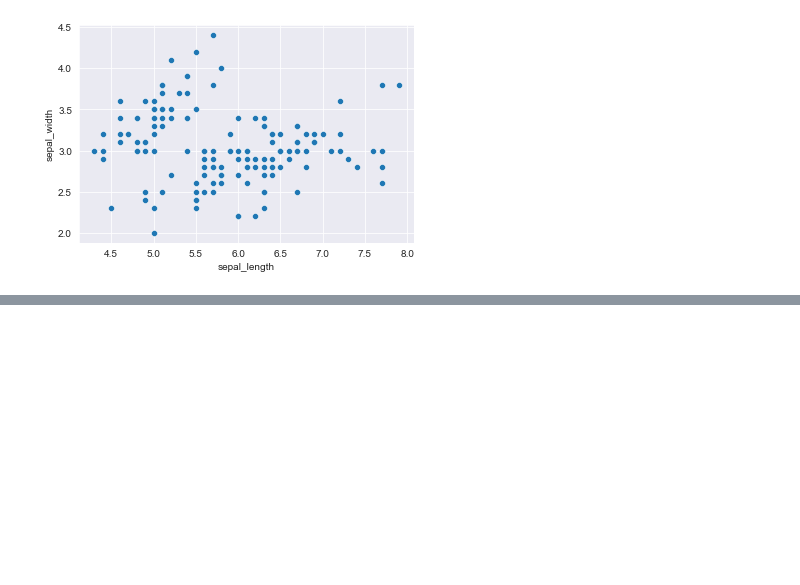
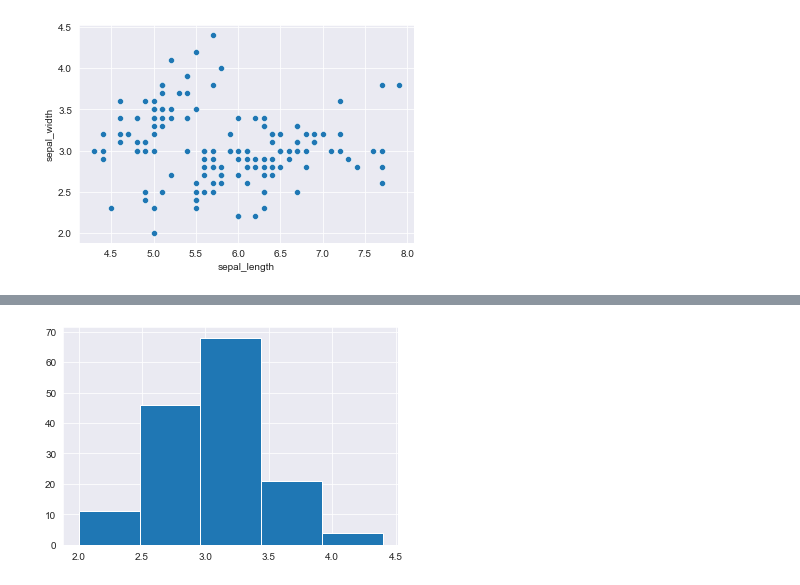
Before and after one commit to mekken2/EDA-Squad, a Jupyter notebook: Jovian_matplot_sns/Jovian_matplotlib_sns.ipynb, the cells around one changed output, grey strips where cells are left out. Saved outputs shown, nothing was run; the diff lists cells and outputs as text; code cells hidden in the pictures; blank space fills up the shorter version.

```diff
--- a/Jovian_matplot_sns/Jovian_matplotlib_sns.ipynb
+++ b/Jovian_matplot_sns/Jovian_matplotlib_sns.ipynb
@@ -150,0 +187,4 @@ sns.scatterplot('sepal_length','sepal_width',hue='species',s=100,data=flowers_df
+# %%
+plt.hist(flowers_df.sepal_width,bins=5);
+# %% [output]
+[figure, added]
```
Also changed, not shown: parts of 19 cells of this notebook.
